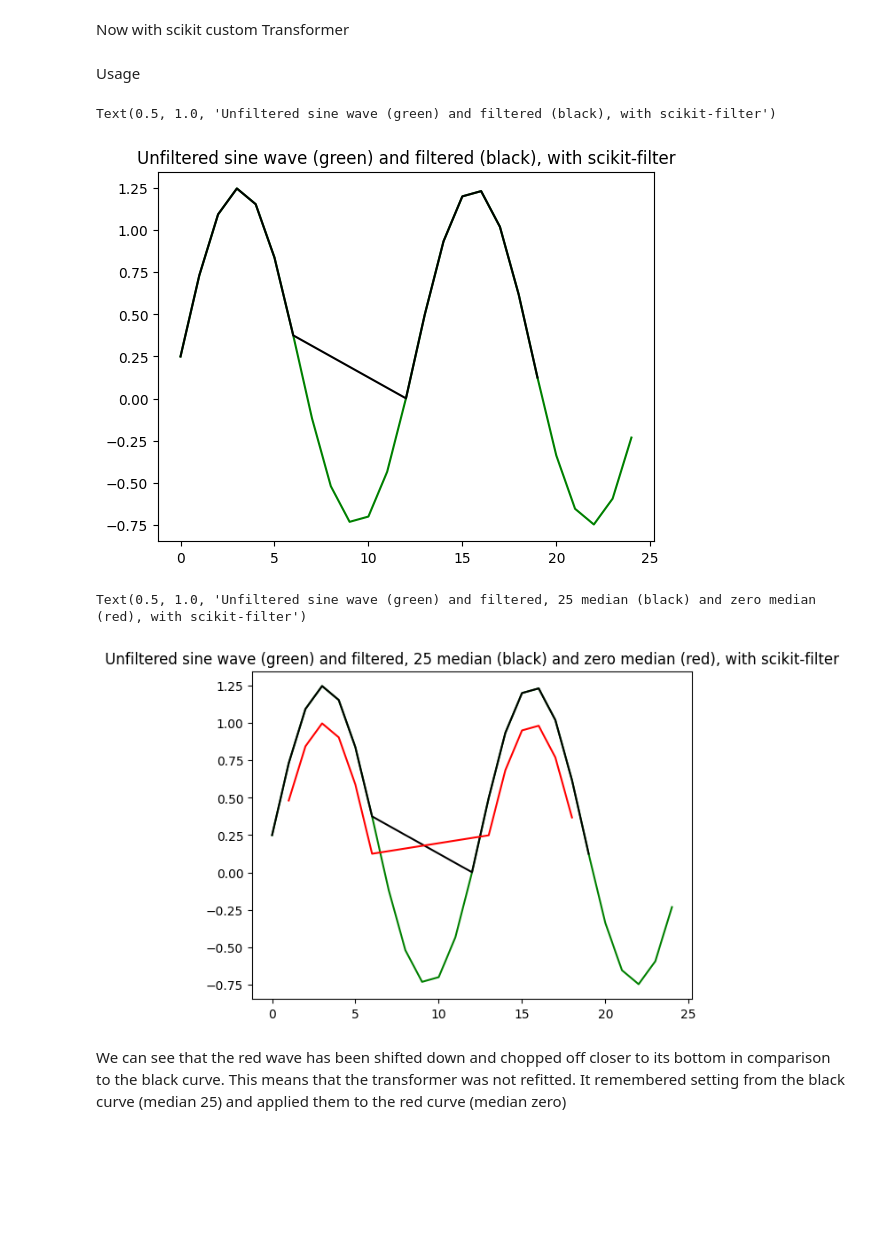
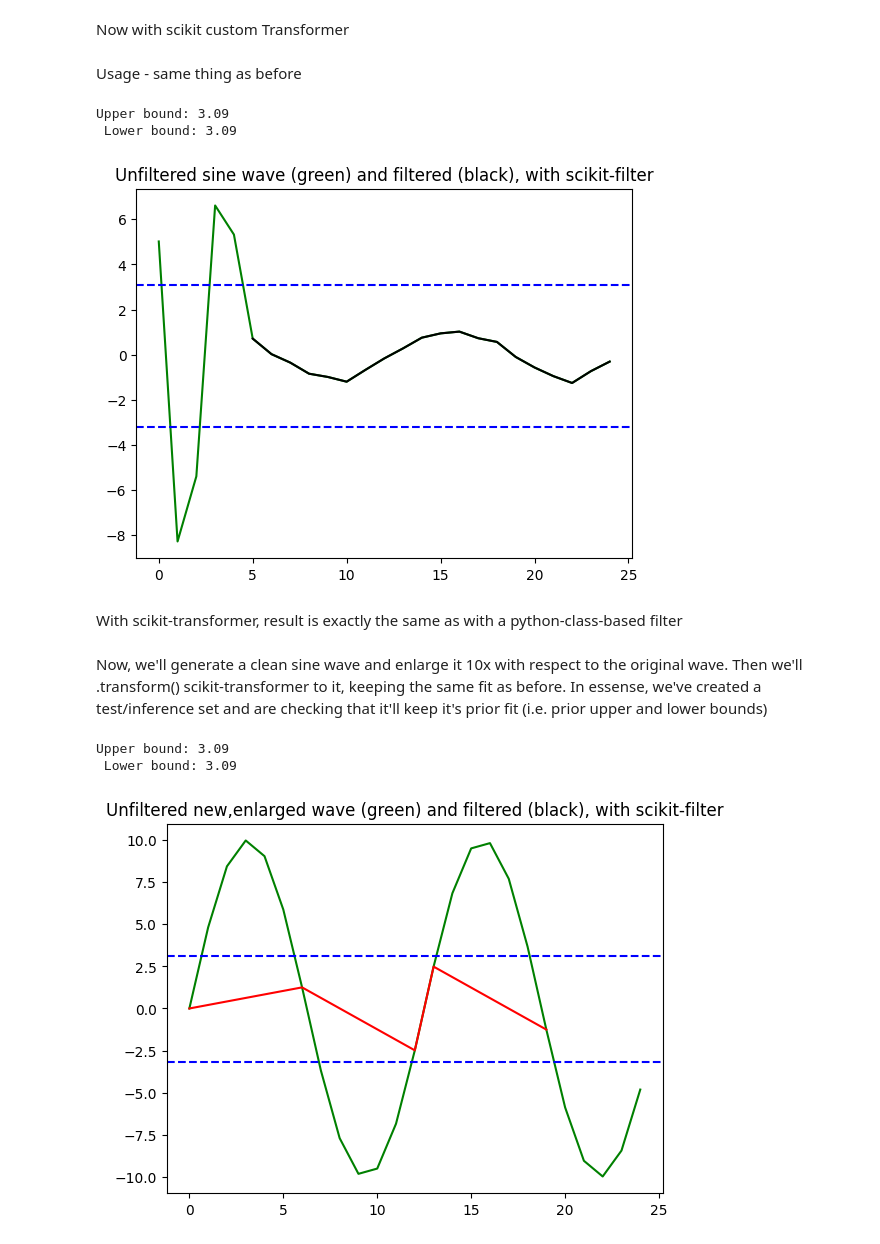
Before and after one commit to stepanlavrinenkoteck001/scikit_pipleines, a Jupyter notebook: custom_scikit_obj_intro/intro_scikit_transformers.ipynb, the cells around one changed output. Saved outputs shown, nothing was run; the diff lists cells and outputs as text; code cells hidden in the pictures; blank space fills up the shorter version.

Commit message:
transformer changes

```diff
--- a/custom_scikit_obj_intro/intro_scikit_transformers.ipynb
+++ b/custom_scikit_obj_intro/intro_scikit_transformers.ipynb
@@ -7,8 +11,17 @@ Generate sine data
 # %%
 cycles = 2 # how many sine cycles
 resolution = 25 # how many datapoints to generate
+adhere_lower_part_to_sin = 0.2
 
 length = np.pi * 2 * cycles
-my_wave = np.sin(np.arange(0, length, length / resolution)) + 0.25  # move the wabe up by 0.25
+my_wave_sin = np.sin(np.arange(0, length, length / resolution))
+noise = np.random.normal(0, np.std(my_wave_sin)*10, 5)
+noise = np.append(noise, np.random.normal(0, np.std(my_wave_sin)*adhere_lower_part_to_sin, len(my_wave_sin)-5))
+
+my_wave = my_wave_sin+noise
+
+my_wave_sin = pd.DataFrame(my_wave_sin).reset_index()
+my_wave_sin.columns=['time', 'vib']
+
 wavedf = pd.DataFrame(my_wave).reset_index()
 wavedf.columns=['time', 'vib']
@@ -120,7 +142,7 @@ class scikitIQROutlier(BaseEstimator, TransformerMixin):
         """
         self.Q1, self.Q3 = np.percentile(X[self.col_name], [self.lowerq, self.upperq])
         self.IQR = self.Q3-self.Q1
-        self.lower = max(0, self.Q1 - self.iqr_threshold*self.IQR)
+        self.lower = self.Q1 - self.iqr_threshold*self.IQR
         self.upper = self.Q3 + self.iqr_threshold*self.IQR
         return self
 
@@ -133,35 +155,44 @@ class scikitIQROutlier(BaseEstimator, TransformerMixin):
         """
         mask = (X[self.col_name] < self.upper) & (X[self.col_name] > self.lower)
         return X[mask]
-# %% [markdown]
-Usage
+# %% [markdown]
+Usage - same thing as before
 # %%
 scikit_outlier_filt = scikitIQROutlier(col_name='vib')
 wavedf_filt = scikit_outlier_filt.fit_transform(wavedf)
 
 plt.plot(wavedf['time'], wavedf['vib'], 'g')
 plt.plot(wavedf_filt['time'], wavedf_filt['vib'], 'k')
+plt.axhline(scikit_outlier_filt.upper, color='b', linestyle='--')
+plt.axhline(scikit_outlier_filt.lower, color='b', linestyle='--')
 plt.title('Unfiltered sine wave (green) and filtered (black), with scikit-filter')
+print(f'Upper bound: {scikit_outlier_filt.upper.round(3)} \n Lower bound: {scikit_outlier_filt.upper.round(3)}')
 # %% [output]
-Text(0.5, 1.0, 'Unfiltered sine wave (green) and filtered (black), with scikit-filter')
+Upper bound: 3.09
+ Lower bound: 3.09
-[figure, old version]
+[figure, new version]
+# %% [markdown]
+With scikit-transformer, result is exactly the same as with a python-class-based filter
+# %% [markdown]
+Now, we'll generate a clean sine wave and enlarge it 10x with respect to the original wave. Then we'll .transform() scikit-transformer to it, keeping the same fit as before. In essense, we've created a test/inference set and are checking that it'll keep it's prior fit (i.e. prior upper and lower bounds)
 # %%
 cycles = 2 # how many sine cycles
 resolution = 25 # how many datapoints to generate
 
 length = np.pi * 2 * cycles
-my_wave = np.sin(np.arange(0, length, length / resolution))   # move the wave center down to zero
-wavedfzero = pd.DataFrame(my_wave).reset_index()
-wavedfzero.columns=['time', 'vib']
+my_wave = np.sin(np.arange(0, length, length / resolution))*10   # move the wave center down to zero
+wavedf_large = pd.DataFrame(my_wave).reset_index()
+wavedf_large.columns=['time', 'vib']
 
-wavedf_filtzero = scikit_outlier_filt.transform(wavedfzero)
+wavedf_large_filt = scikit_outlier_filt.transform(wavedf_large)
 
-plt.plot(wavedf['time'], wavedf['vib'], 'g')
-plt.plot(wavedf_filt['time'], wavedf_filt['vib'], 'k')
-plt.plot(wavedf_filtzero['time'], wavedf_filtzero['vib'], 'r')
-plt.title('Unfiltered sine wave (green) and filtered, 25 median (black) and zero median (red), with scikit-filter')
+plt.plot(wavedf_large['time'], wavedf_large['vib'], 'g')
+plt.plot(wavedf_large_filt['time'], wavedf_large_filt['vib'], 'r')
+plt.axhline(scikit_outlier_filt.upper, color='b', linestyle='--')
+plt.axhline(scikit_outlier_filt.lower, color='b', linestyle='--')
+plt.title('Unfiltered new,enlarged wave (green) and filtered (black), with scikit-filter')
+print(f'Upper bound: {scikit_outlier_filt.upper.round(3)} \n Lower bound: {scikit_outlier_filt.upper.round(3)}')
 # %% [output]
-Text(0.5, 1.0, 'Unfiltered sine wave (green) and filtered, 25 median (black) and zero median (red), with scikit-filter')
+Upper bound: 3.09
+ Lower bound: 3.09
-[figure, old version]
+[figure, new version]
-# %% [markdown]
-We can see that the red wave has been shifted down and chopped off closer to its bottom in comparison to the black curve. This means that the transformer was not refitted. It remembered setting from the black curve (median 25) and applied them to the red curve (median zero)
```
Also changed, not shown: parts of 9 cells of this notebook.
